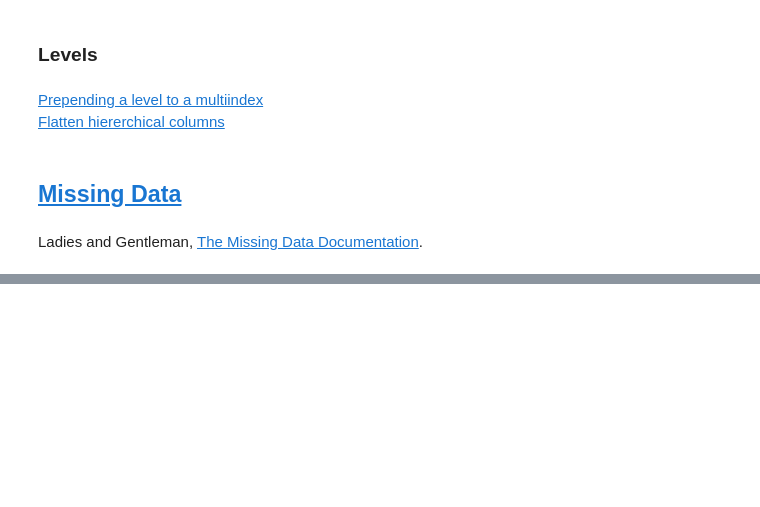
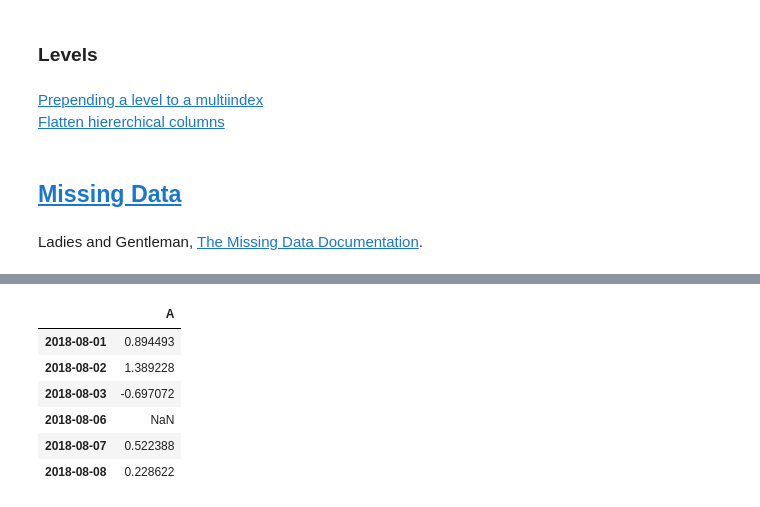
Before and after one commit to bgroveben/python3_machine_learning_projects, a Jupyter notebook: learn_kaggle/pandas/pandas_cookbook.ipynb, the cells around one changed output, grey strips where cells are left out. Saved outputs shown, nothing was run; the diff lists cells and outputs as text; code cells hidden in the pictures; blank space fills up the shorter version.

```diff
--- a/learn_kaggle/pandas/pandas_cookbook.ipynb
+++ b/learn_kaggle/pandas/pandas_cookbook.ipynb
@@ -780,0 +796,10 @@ Ladies and Gentleman, [The Missing Data Documentation](https://pandas.pydata.org
+# %%
+df.loc[df.index[3],'A'] = np.nan; df
+# %% [output]
+|  | A |
+| 2018-08-01 | 0.894493 |
+| 2018-08-02 | 1.389228 |
+| 2018-08-03 | -0.697072 |
+| 2018-08-06 | NaN |
+| 2018-08-07 | 0.522388 |
+| 2018-08-08 | 0.228622 |
```
Also changed, not shown: parts of 12 cells of this notebook.
